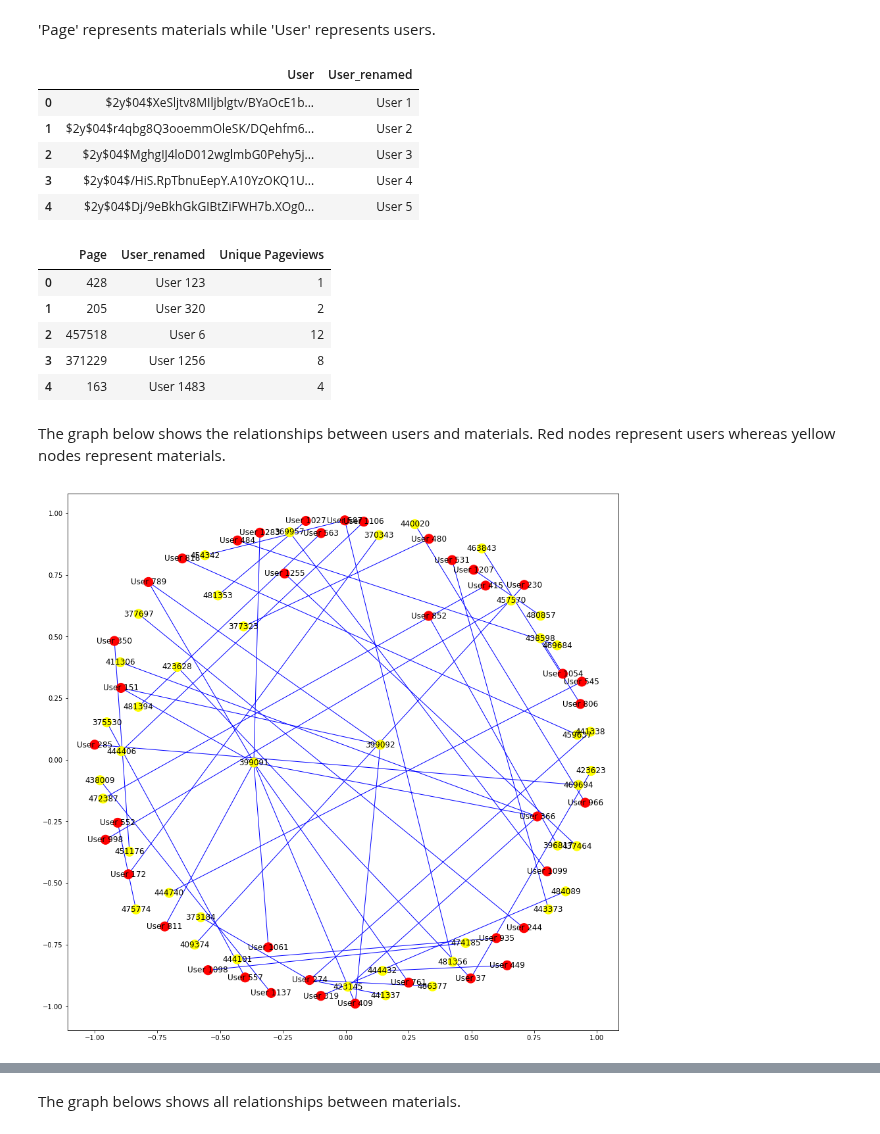
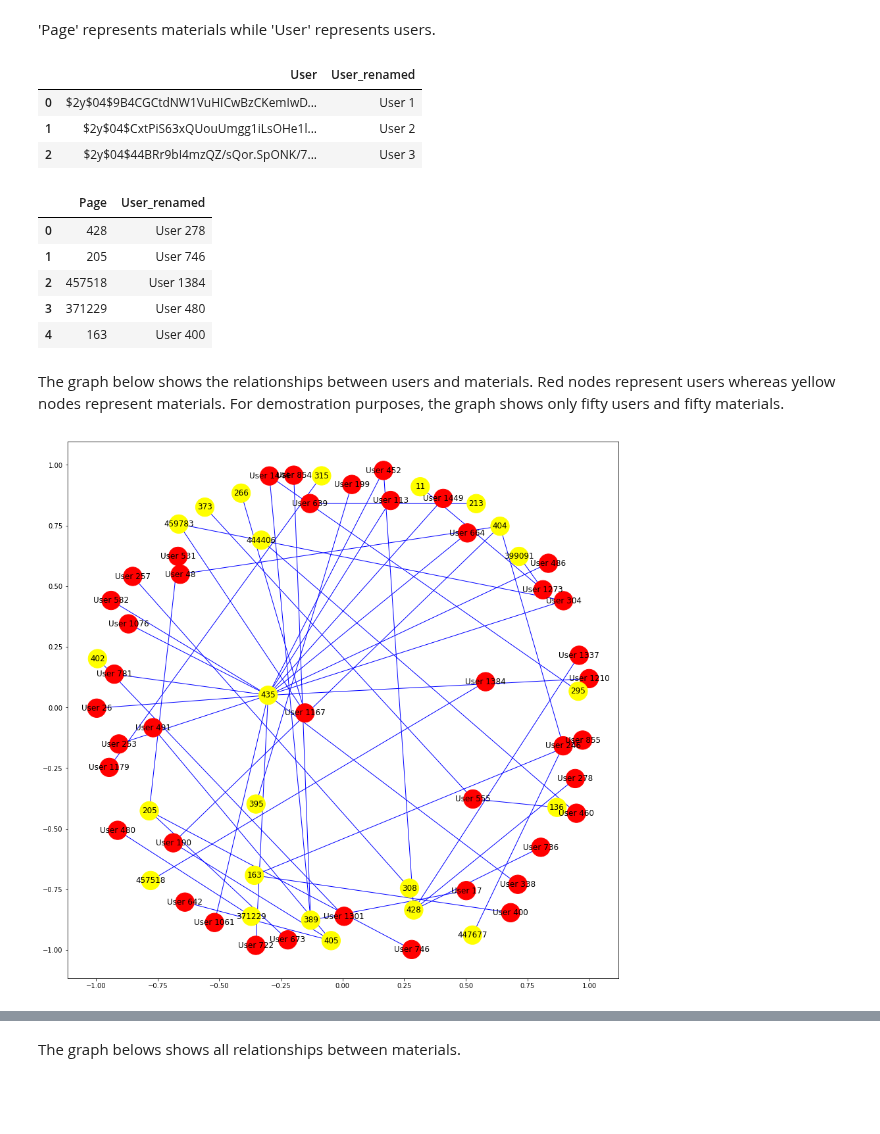
Before and after one commit to olga0503/DATA-620, a Jupyter notebook: Final_Project.ipynb, the cells around one changed output, grey strips where cells are left out. Cells and saved outputs as stored; diff of their text form; code cells hidden in the pictures; blank space fills up the shorter version.

```diff
--- a/Final_Project.ipynb
+++ b/Final_Project.ipynb
@@ -297,66 +301,64 @@ users = pd.DataFrame()
 for u in set(views_by_user['User']):
     users['User']=list(set(views_by_user['User']))
 users['User_renamed'] = ['User '+str(i) for i in range(1,len(users)+1)]
-users.head()
+users.head(3)
 # %% [output]
 |  | User | User_renamed |
-| 0 | $2y$04$XeSljtv8MIljblgtv/BYaOcE1b... | User 1 |
-| 1 | $2y$04$r4qbg8Q3ooemmOleSK/DQehfm6... | User 2 |
-| 2 | $2y$04$MghgIJ4loD012wglmbG0Pehy5j... | User 3 |
-| 3 | $2y$04$/HiS.RpTbnuEepY.A10YzOKQ1U... | User 4 |
-| 4 | $2y$04$Dj/9eBkhGkGIBtZiFWH7b.XOg0... | User 5 |
+| 0 | $2y$04$9B4CGCtdNW1VuHICwBzCKemIwD... | User 1 |
+| 1 | $2y$04$CxtPiS63xQUouUmgg1iLsOHe1l... | User 2 |
+| 2 | $2y$04$44BRr9bI4mzQZ/sQor.SpONK/7... | User 3 |
 # %%
 views_by_user= pd.merge(views_by_user,users, how = 'left', on = 'User')
-views_by_user = views_by_user[['Page','User_renamed','Unique Pageviews']]
+views_by_user = views_by_user[['Page','User_renamed']]
 views_by_user.head()
 # %% [output]
-|  | Page | User_renamed | Unique Pageviews |
-| 0 | 428 | User 123 | 1 |
-| 1 | 205 | User 320 | 2 |
-| 2 | 457518 | User 6 | 12 |
-| 3 | 371229 | User 1256 | 8 |
-| 4 | 163 | User 1483 | 4 |
+|  | Page | User_renamed |
+| 0 | 428 | User 278 |
+| 1 | 205 | User 746 |
+| 2 | 457518 | User 1384 |
+| 3 | 371229 | User 480 |
+| 4 | 163 | User 400 |
 # %% [markdown]
-The graph below shows the relationships between users and materials.  Red nodes represent users whereas yellow nodes represent materials.
+The graph below shows the relationships between users and materials.  Red nodes represent users whereas yellow nodes represent materials. For demostration purposes, the graph shows only fifty users and fifty materials.
 # %%
 #create empty graph
 G = nx.Graph()
 
 #add nodes with the node attribute "bipartite"
-doc = set(downloads_user[:50]['User_renamed'])
-user = set(downloads_user[:50]['Event Label'])
+doc = set(views_by_user[:50]['User_renamed'])
+user = set(views_by_user[:50]['Page'])
 
 G.add_nodes_from(doc, bipartite=0)
 G.add_nodes_from(user, bipartite=1)
 
 #add edges
 edges = list()
 for row in range(0,50):
-    edge = (downloads_user.iloc[row]['User_renamed'], downloads_user.iloc[row]['Event Label'])
+    edge = (views_by_user.iloc[row]['User_renamed'], views_by_user.iloc[row]['Page'])
     edges.append(edge)
 
 G.add_edges_from(edges)
 
 
 #select layout
 pos = nx.spring_layout(G,k=1.5)
 
 #adjust size of th graph
 plt.figure(figsize = (15,15))
 
 #color users in red and materials in yellow
 color_map = []
 for node in G:
-    if node in downloads_user[:50]['User_renamed'].values:
+    if node in  views_by_user[:50]['User_renamed'].values:
         color_map.append('red')
     else: color_map.append('yellow')
 nx.draw_networkx_nodes(G, pos, cmap=plt.get_cmap('jet'),
-                       node_color = color_map, node_size = 200)
+                       node_color = color_map, node_size = 800)
 nx.draw_networkx_labels(G, pos)
 nx.draw_networkx_edges(G, pos, edge_color='b', arrows=True)
 
 #display graph
 plt.show()
 # %% [output]
-[figure, old version]
+[figure, new version]
 # %% [markdown]
```
Also changed, not shown: parts of 9 cells of this notebook.
